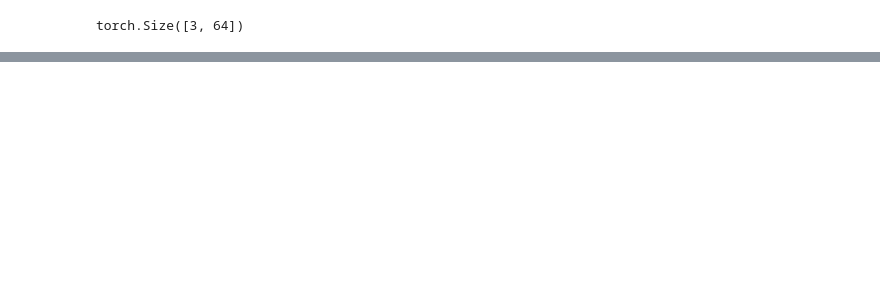
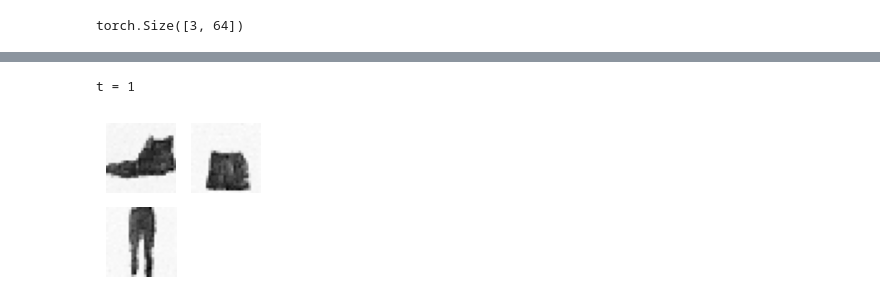
Before and after one commit to Teghfo/deeplearning-bootcamp-pytorch, a Jupyter notebook: notebooks/13-Diffusion_model.ipynb, the cells around one changed output, grey strips where cells are left out. Cells and saved outputs as stored; diff of their text form; code cells hidden in the pictures; blank space fills up the shorter version.

Commit message:
image generation using DM

```diff
--- a/notebooks/13-Diffusion_model.ipynb
+++ b/notebooks/13-Diffusion_model.ipynb
@@ -67,7 +64,7 @@ def noisy_image_collate(x):
     tensors, targets = zip(*x)
     tensors = [img.unsqueeze(0) for img in tensors]
     x_noisy, steps, noise = create_noisy_image(torch.cat(tensors, 0), T, alpha_bar)
-    return [x_noisy, steps, noise]
+    return [x_noisy.float(), steps, noise]
 # %%
 batch_size = 32
 
@@ -203,0 +268,22 @@ tensor([[[[ 0.0000,  0.0000,  0.0000,  0.0000,  0.0000,  0.0000,  0.0000,
+# %%
+T = 1000
+embed_size = 64
+learning_rate = 0.001
+epochs_num = 100
+
+model = DiffusionModel(T, embed_size).to(device)
+criterion = nn.L1Loss()
+optimizer = torch.optim.NAdam(model.parameters(), lr=learning_rate)
+# %%
+for epoch in range(epochs_num):
+    print(f"Epoch{epoch}/{epochs_num}")
+    for X_noisy, steps, noise in tqdm(train_dloader):
+        X_noisy = X_noisy.to(device)
+        steps = steps.to(device)
+        noise = noise.to(device)
+        prediction = model(X_noisy, steps)
+        loss = criterion(prediction, noise)
+
+        optimizer.zero_grad()
+        loss.backward()
+        optimizer.step()
@@ -203,0 +304,23 @@ tensor([[[[ 0.0000,  0.0000,  0.0000,  0.0000,  0.0000,  0.0000,  0.0000,
+# %%
+def generate(model, batch_size=32, device="cuda"):
+    model.eval()
+    X = torch.randn(batch_size, 1, 28, 28, device=device)
+    for t in range(T - 1, 0, -1):
+        print(f"\rt = {t}", end=" ")  # extra code – show progress
+        noise = (torch.randn if t > 1 else torch.zeros)(X.shape).to(device)
+        predicted_noise = model(X, torch.tensor([t] * batch_size, device=device))
+        X = (
+            1 / alpha[t] ** 0.5
+            * (X - beta[t] / (1 - alpha_bar[t]) ** 0.5 * predicted_noise)
+            + (1 - alpha[t]) ** 0.5 * noise
+        )
+    return X
+
+torch.cuda.manual_seed(42)
+X_gen = generate(model, batch_size=3)
+# %% [output]
+t = 1
+# %%
+plot_multiple_images(X_gen.permute(0, 2, 3, 1).detach().cpu().numpy(), 2)
+# %% [output]
+[figure, added]
```
Also changed, not shown: parts of 12 cells of this notebook.
